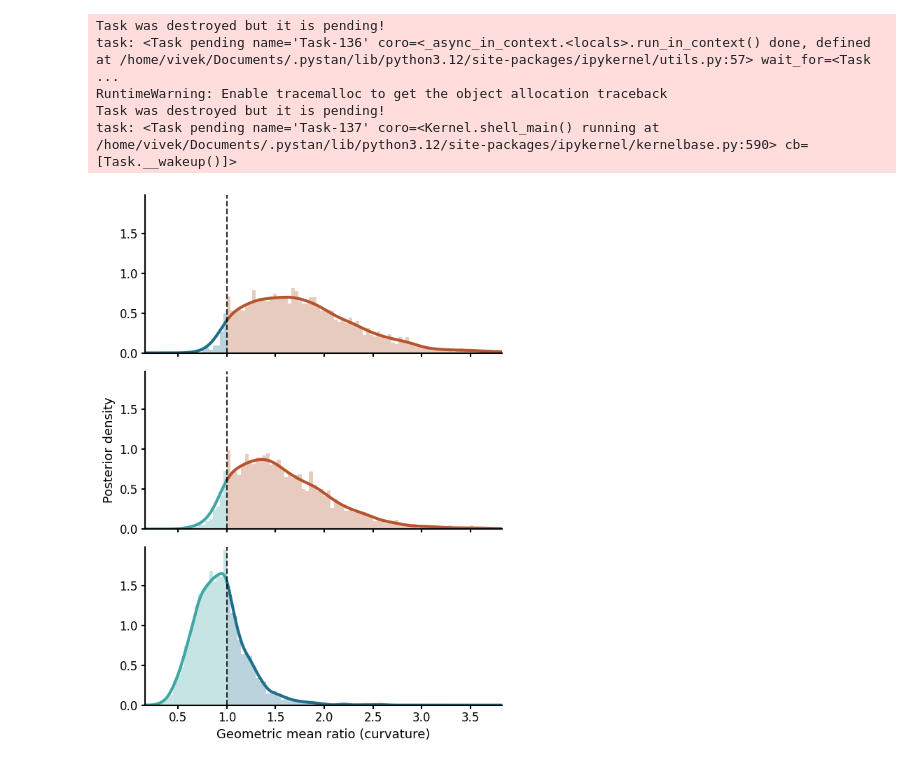
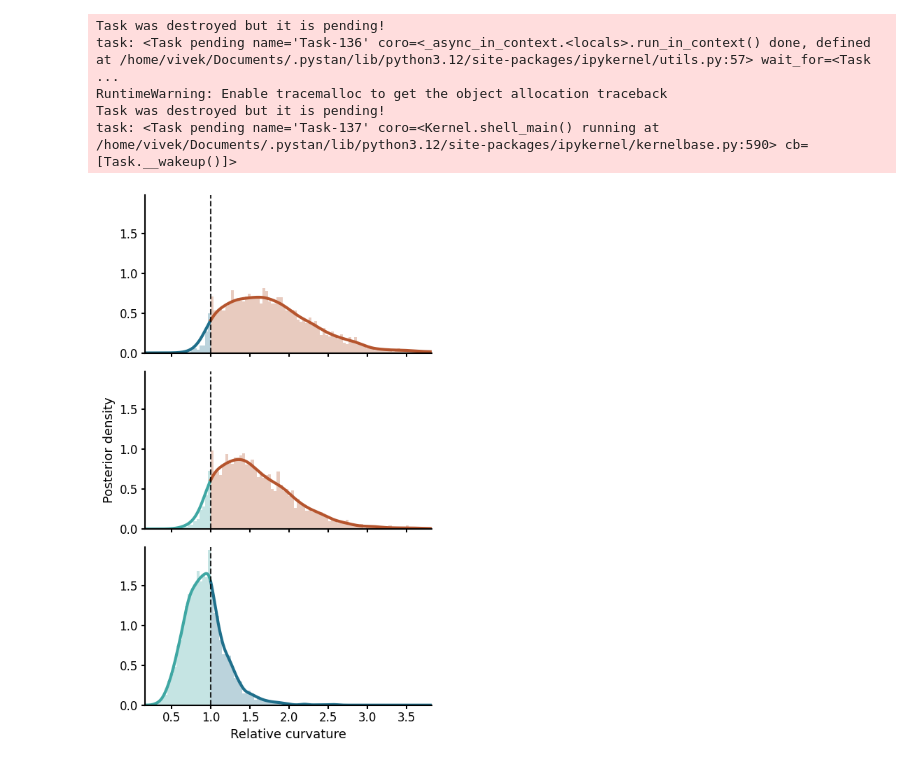
Before and after one commit to ruthviksp/territory_geometry, a Jupyter notebook: model_pcf.ipynb, the cells around one changed output. Saved outputs shown, nothing was run; the diff lists cells and outputs as text; code cells hidden in the pictures.

Commit message:
updated figures

```diff
--- a/model_pcf.ipynb
+++ b/model_pcf.ipynb
@@ -229,7 +229,7 @@ for s in range(1, n_sites_post+1):
 post = pd.DataFrame(post_rows)
 # %%
 ## Plot empirical category probabilities against posterior (mean ± 95% CI)
-fig, axes = plt.subplots(3, 1, figsize=(4, 9), sharey=True)
+fig, axes = plt.subplots(3, 1, figsize=(4, 9), sharex=True)
 
 x_offset = 0.1  # small dodge so empirical and posterior don't overlap
 
@@ -264,7 +264,7 @@ for ax, lek in zip(axes, lek_labels_ordered):
     ax.tick_params(axis='both', which='major', labelsize=12, width=1.5)
 
 axes[2].set_xlabel('Number of peaks', fontsize=13)
-axes[1].set_ylabel('Probability', fontsize=13)
+axes[1].set_ylabel('Probability of k peaks', fontsize=13)
 
 plt.tight_layout(rect=[0, 0, 1, 0.90])
 plt.savefig(out_dir/'mod_npeaks_structure.png', dpi=300, bbox_inches='tight')
@@ -500,19 +500,19 @@ for sample in [fit['gmr_T_V1'][0, :], fit['gmr_T_V2'][0, :], fit['gmr_V1_V2'][0,
 ylim = ymax * 1.2
 # %%
 ## Plot the GMR of the curvatures
-fig, axes = plt.subplots(3, 1, figsize=(6, 9), sharex=True)
+fig, axes = plt.subplots(3, 1, figsize=(5, 9), sharex=True)
 
 plot_split_hist_kde(axes[0], fit['gmr_T_V1'][0, :], color_left=fill_cols['Velavadar Lek 1'], color_right=fill_cols['Tal Chhapar'], bins=100, xlim=xlim, ylim=ylim)
 plot_split_hist_kde(axes[1], fit['gmr_T_V2'][0, :], color_left=fill_cols['Velavadar Lek 2'], color_right=fill_cols['Tal Chhapar'], bins=100, xlim=xlim, ylim=ylim)
 plot_split_hist_kde(axes[2], fit['gmr_V1_V2'][0, :], color_left=fill_cols['Velavadar Lek 2'], color_right=fill_cols['Velavadar Lek 1'], bins=100, xlim=xlim, ylim=ylim)
 
 axes[1].set_ylabel("Posterior density", fontsize=13)
-axes[2].set_xlabel("Geometric mean ratio (curvature)", fontsize=13)
+axes[2].set_xlabel("Relative curvature", fontsize=13)
 
 axes[0].tick_params(labelbottom=False)
 axes[1].tick_params(labelbottom=False)
 
 plt.tight_layout(rect=[0, 0, 1, 0.90])
 plt.savefig(out_dir/'mod_gmr_peak_curvatures.png', dpi=300, bbox_inches='tight')
 # %% [output]
-[figure, old version]
+[figure, new version]
```
Also changed, not shown: parts of 1 cell of this notebook, 2 other files.
